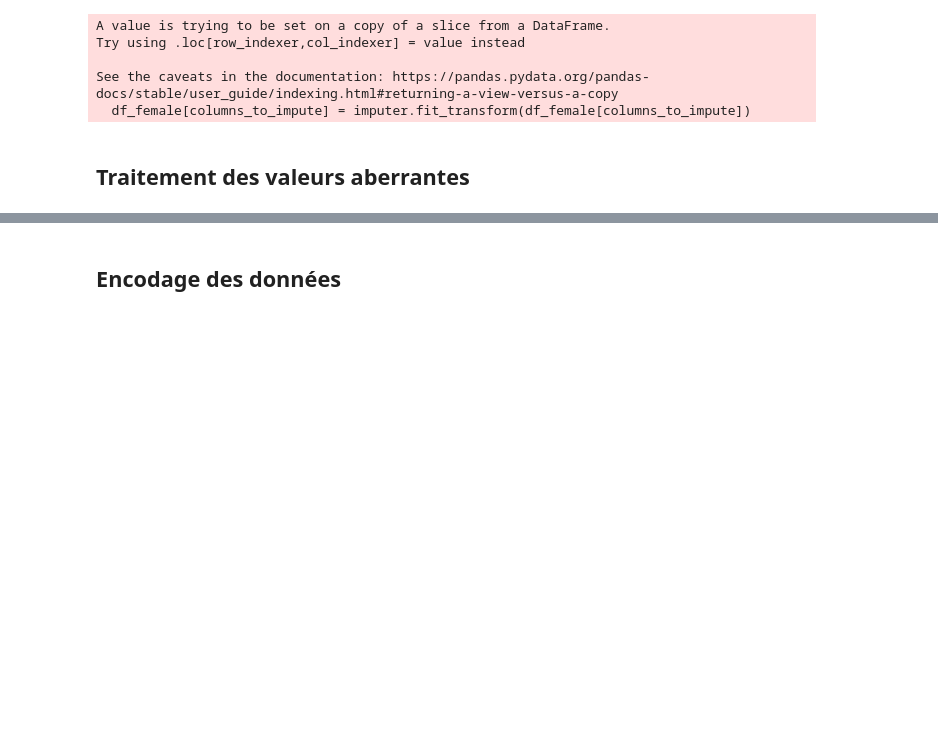
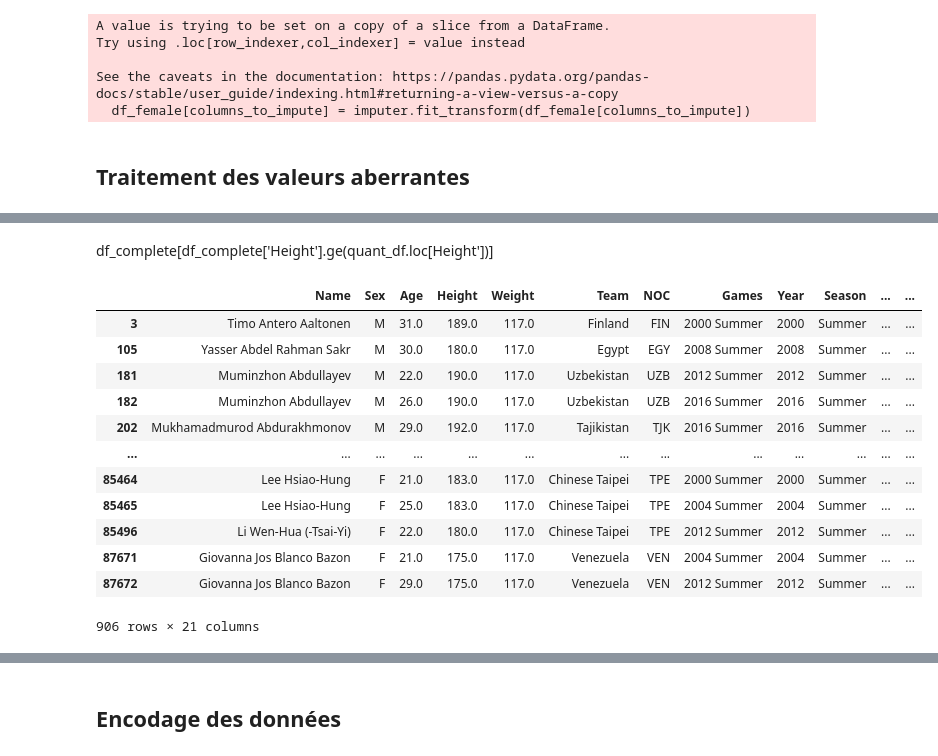
Before and after one commit to nastoo/tp-methodes-pour-analytique, a Jupyter notebook: Projet.ipynb, the cells around one changed output, grey strips where cells are left out. Drawn from its saved outputs; the diff is of its cells as text; code cells hidden in the pictures; blank space fills up the shorter version.

```diff
--- a/Projet.ipynb
+++ b/Projet.ipynb
@@ -872,0 +989,18 @@ In [164] used 3.0 MiB RAM in 0.11s (system mean cpu 18%, single max cpu 100%), p
+# %% [markdown]
+df_complete[df_complete['Height'].ge(quant_df.loc[Height'])]
+# %%
+df_complete[df_complete['Weight'].ge(quant_df.loc[high,'Weight'])]
+# %% [output]
+|  | Name | Sex | Age | Height | Weight | Team | NOC | Games | Year | Season | ... | ... |
+| 3 | Timo Antero Aaltonen | M | 31.0 | 189.0 | 117.0 | Finland | FIN | 2000 Summer | 2000 | Summer | ... | ... |
+| 105 | Yasser Abdel Rahman Sakr | M | 30.0 | 180.0 | 117.0 | Egypt | EGY | 2008 Summer | 2008 | Summer | ... | ... |
+| 181 | Muminzhon Abdullayev | M | 22.0 | 190.0 | 117.0 | Uzbekistan | UZB | 2012 Summer | 2012 | Summer | ... | ... |
+| 182 | Muminzhon Abdullayev | M | 26.0 | 190.0 | 117.0 | Uzbekistan | UZB | 2016 Summer | 2016 | Summer | ... | ... |
+| 202 | Mukhamadmurod Abdurakhmonov | M | 29.0 | 192.0 | 117.0 | Tajikistan | TJK | 2016 Summer | 2016 | Summer | ... | ... |
+| ... | ... | ... | ... | ... | ... | ... | ... | ... | ... | ... | ... | ... |
+| 85464 | Lee Hsiao-Hung | F | 21.0 | 183.0 | 117.0 | Chinese Taipei | TPE | 2000 Summer | 2000 | Summer | ... | ... |
+| 85465 | Lee Hsiao-Hung | F | 25.0 | 183.0 | 117.0 | Chinese Taipei | TPE | 2004 Summer | 2004 | Summer | ... | ... |
+| 85496 | Li Wen-Hua (-Tsai-Yi) | F | 22.0 | 180.0 | 117.0 | Chinese Taipei | TPE | 2012 Summer | 2012 | Summer | ... | ... |
+| 87671 | Giovanna Jos Blanco Bazon | F | 21.0 | 175.0 | 117.0 | Venezuela | VEN | 2004 Summer | 2004 | Summer | ... | ... |
+| 87672 | Giovanna Jos Blanco Bazon | F | 29.0 | 175.0 | 117.0 | Venezuela | VEN | 2012 Summer | 2012 | Summer | ... | ... |
+906 rows × 21 columns
```
Also changed, not shown: parts of 86 cells of this notebook.
